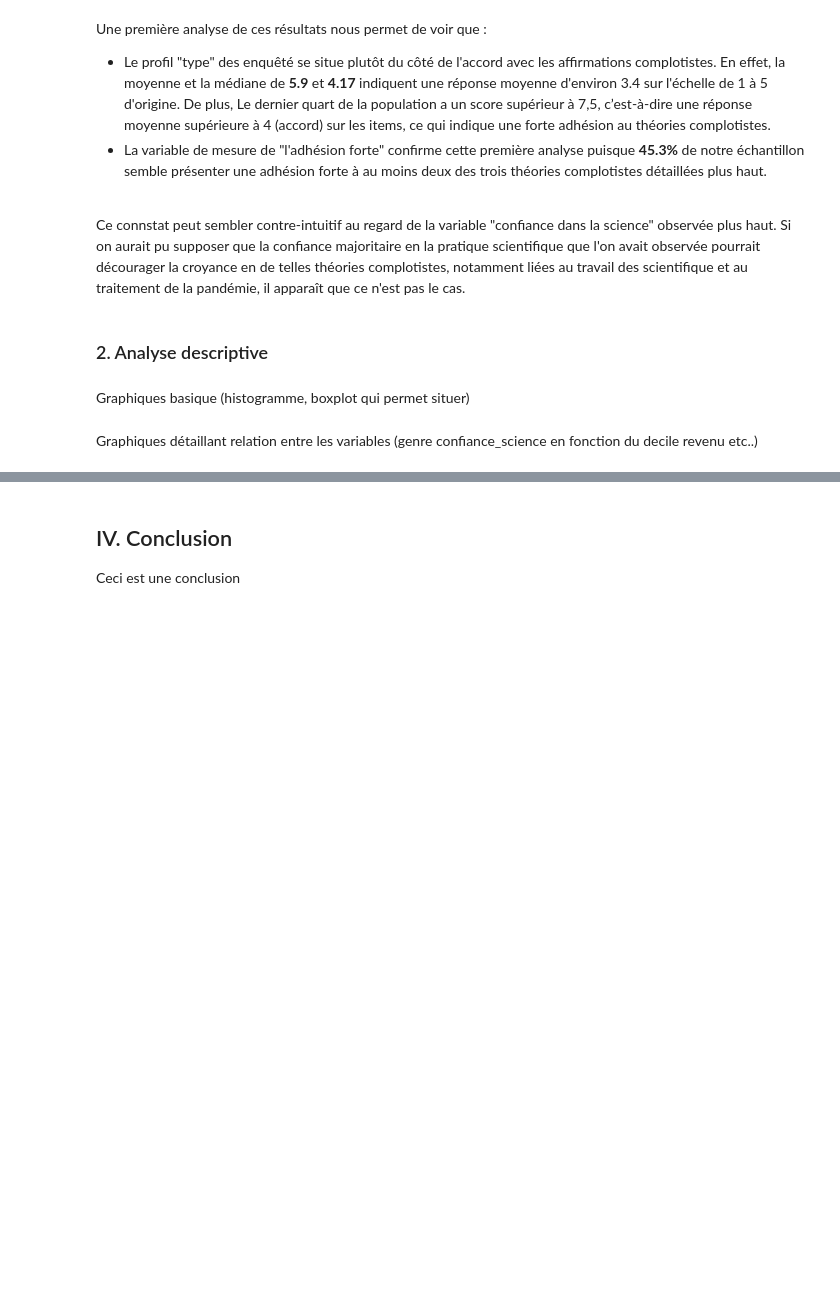
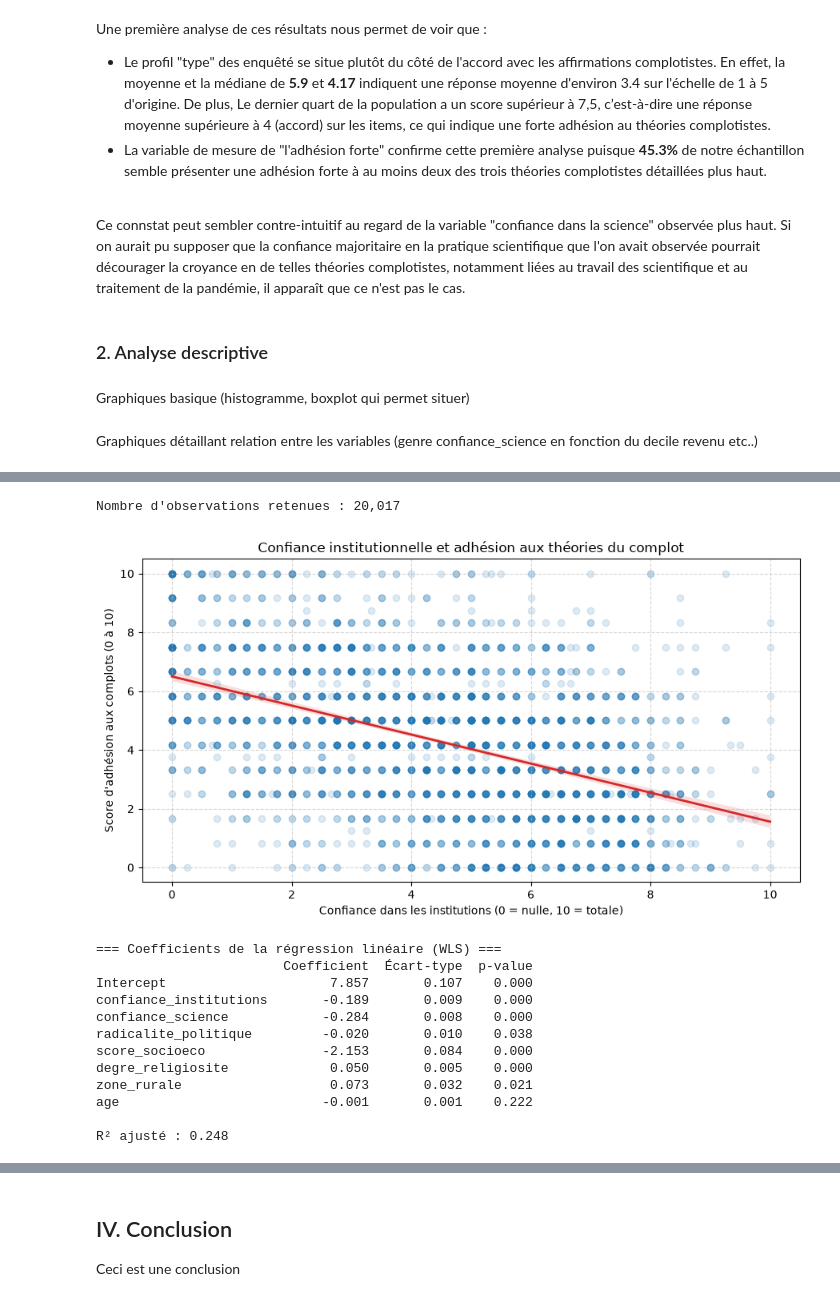
Before and after one commit to leila333/pythonds_2026, a Jupyter notebook: rapport_final.ipynb, the cells around one changed output, grey strips where cells are left out. Cells and saved outputs as stored; diff of their text form; code cells hidden in the pictures; blank space fills up the shorter version.

```diff
--- a/rapport_final.ipynb
+++ b/rapport_final.ipynb
@@ -505,0 +521,71 @@ Graphiques détaillant relation entre les variables (genre confiance_science en
+# %%
+import statsmodels.formula.api as smf
+import seaborn as sns
+import matplotlib.pyplot as plt
+
+# 1. Sélection de l'échantillon d'estimation
+variables_modele = [
+    "score_complot", "confiance_institutions", "confiance_science",
+    "radicalite_politique", "score_socioeco", "degre_religiosite",
+    "zone_rurale", "age"
+]
+
+df_reg = df_final.dropna(subset=variables_modele + ["poids_analyse"]).copy()
+df_reg = df_reg[~df_reg["pays"].isin(["FR", "ME"])]
+
+# Correction du sens de l'échelle : 10 = complotiste, 0 = rejet des complots
+df_reg["score_complot"] = 10 - df_reg["score_complot"]
+
+print(f"Nombre d'observations retenues : {len(df_reg):,}")
+
+# 2. Graphique : relation bivariée Confiance dans les institutions vs Score de complot
+plt.figure(figsize=(9, 5))
+sns.regplot(
+    data=df_reg.sample(n=min(3000, len(df_reg)), random_state=42),
+    x="confiance_institutions",
+    y="score_complot",
+    scatter_kws={"alpha": 0.15, "color": "#1f77b4"},
+    line_kws={"color": "#d62728", "linewidth": 2}
+)
+plt.title("Confiance institutionnelle et adhésion aux théories du complot", fontsize=12)
+plt.xlabel("Confiance dans les institutions (0 = nulle, 10 = totale)", fontsize=10)
+plt.ylabel("Score d'adhésion aux complots (0 à 10)", fontsize=10)
+plt.grid(True, linestyle="--", alpha=0.5)
+plt.tight_layout()
+plt.show()
+
+# 3. Régression linéaire pondérée (WLS) avec effets fixes pays
+formule = (
+    "score_complot ~ confiance_institutions + confiance_science + "
+    "radicalite_politique + score_socioeco + degre_religiosite + "
+    "zone_rurale + age + C(pays)"
+)
+
+modele = smf.wls(formula=formule, data=df_reg, weights=df_reg["poids_analyse"]).fit()
+
+# Tableau des coefficients principaux (hors indicatrices de pays)
+params_cles = [p for p in modele.params.index if not p.startswith("C(pays)")]
+resultats = pd.DataFrame({
+    "Coefficient": modele.params[params_cles],
+    "Écart-type": modele.bse[params_cles],
+    "p-value": modele.pvalues[params_cles].round(4)
+}).round(3)
+
+print("\n=== Coefficients de la régression linéaire (WLS) ===")
+print(resultats.to_string())
+print(f"\nR² ajusté : {modele.rsquared_adj:.3f}")
+# %% [output]
+Nombre d'observations retenues : 20,017
+[figure, added]
+=== Coefficients de la régression linéaire (WLS) ===
+                        Coefficient  Écart-type  p-value
+Intercept                     7.857       0.107    0.000
+confiance_institutions       -0.189       0.009    0.000
+confiance_science            -0.284       0.008    0.000
+radicalite_politique         -0.020       0.010    0.038
+score_socioeco               -2.153       0.084    0.000
+degre_religiosite             0.050       0.005    0.000
+zone_rurale                   0.073       0.032    0.021
+age                          -0.001       0.001    0.222
+
+R² ajusté : 0.248
```
Also changed, not shown: parts of 3 cells of this notebook, 1 other file.
